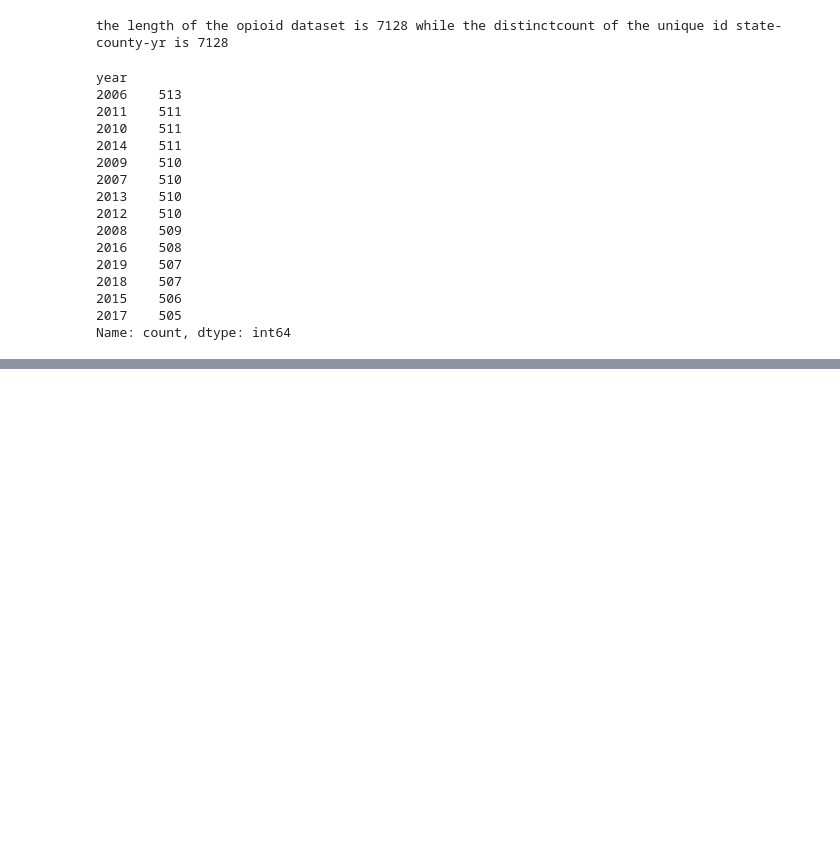
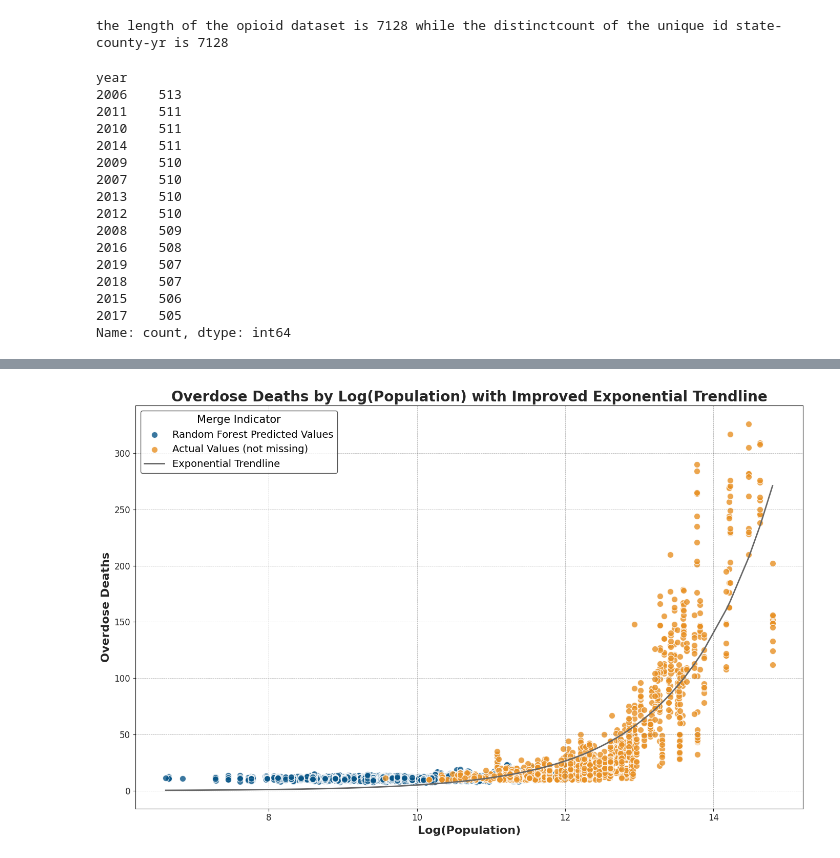
Before and after one commit to MIDS-at-Duke/opioids-2024-data-queens-king, a Jupyter notebook: merge.ipynb, the cells around one changed output, grey strips where cells are left out. Drawn from its saved outputs; the diff is of its cells as text; code cells hidden in the pictures; blank space fills up the shorter version.

Commit message:
Hey, This is the Merge Branch

```diff
--- a/merge.ipynb
+++ b/merge.ipynb
@@ -474,0 +774,20 @@ Below is some dummy data to test my merge operation prior to setting it in main_
+# %%
+final_dataset["mort_overdose_deaths"] = final_dataset["mort_overdose_deaths"].fillna(
+    final_dataset["predicted_overdose_deaths_stochastic"]
+)
+
+final_dataset["pop_Population"] = (
+    final_dataset["pop_Population"].astype(str).str.replace(",", "").astype(int)
+)
+
+final_dataset["mort_merge_indicator"] = final_dataset["mort_merge_indicator"].replace(
+    {
+        "left_only": "Random Forest Predicted Values",
+        "both": "Actual Values(not missing)",
+    }
+)
+
+final_dataset["pop_log_population"] = np.log(
+    final_dataset["pop_Population"].astype("int")
+)
+final_dataset.head(5)
@@ -474,0 +802,78 @@ Below is some dummy data to test my merge operation prior to setting it in main_
+# %%
+import matplotlib.pyplot as plt
+import numpy as np
+from scipy.optimize import curve_fit
+
+
+# Define an exponential function for better fitting
+def exponential_func(x, a, b):
+    return a * np.exp(b * x)
+
+
+# Extracting x and y data
+x = np.array(final_dataset["pop_log_population"])
+y = np.array(final_dataset["mort_overdose_deaths"])
+labels = np.array(final_dataset["mort_merge_indicator"])
+
+# Fit the exponential trendline to the data
+params, _ = curve_fit(exponential_func, x, y, maxfev=10000)
+a, b = params
+
+# Calculate the trendline
+x_sorted = np.sort(x)
+y_trendline = exponential_func(x_sorted, a, b)
+
+# Standardize label values for color mapping
+final_dataset["mort_merge_indicator"] = final_dataset["mort_merge_indicator"].replace(
+    {"Actual Values(not missing)": "Actual Values (not missing)"}
+)
+labels = np.array(final_dataset["mort_merge_indicator"])
+
+# Assign colors based on labels
+color_map = {
+    "Random Forest Predicted Values": "#085587",  # Prussian Blue
+    "Actual Values (not missing)": "#E89023",  # Persimmon
+}
+colors = [color_map.get(label, "#FFFFFF") for label in labels]
+
+# Plot setup
+plt.figure(figsize=(14, 9))
+for label, color in color_map.items():
+    plt.scatter(
+        x[labels == label],
+        y[labels == label],
+        c=color,
+        label=label,
+        alpha=0.8,
+        edgecolors="white",
+        s=80,
+    )
+plt.plot(
+    x_sorted, y_trendline, color="#666666", label="Exponential Trendline", linewidth=2
+)
+
+# Styling for a professional look
+plt.gca().set_facecolor("#FFFFFF")  # White background
+plt.title(
+    "Overdose Deaths by Log(Population) with Improved Exponential Trendline",
+    fontsize=20,
+    color="#262626",
+    weight="bold",
+)
+plt.xlabel("Log(Population)", fontsize=16, color="#262626", weight="bold")
+plt.ylabel("Overdose Deaths", fontsize=16, color="#262626", weight="bold")
+plt.legend(
+    title="Merge Indicator",
+    fontsize=14,
+    title_fontsize=15,
+    edgecolor="#262626",
+    loc="upper left",
+)
+plt.grid(color="#666666", linestyle="--", linewidth=0.5, alpha=0.6)
+plt.tick_params(colors="#262626", labelsize=12)
+
+# Display the updated chart
+plt.tight_layout()
+plt.show()
+# %% [output]
+[figure, added]
```
Also changed, not shown: parts of 27 cells of this notebook, 8 other files.
